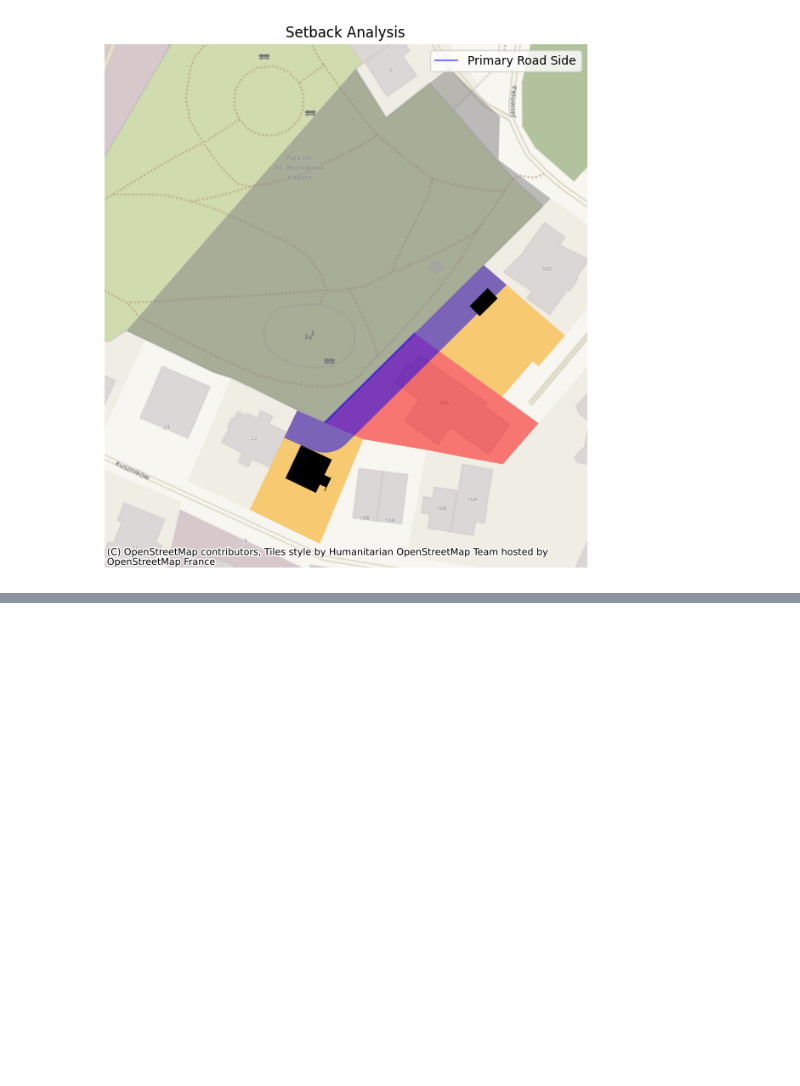
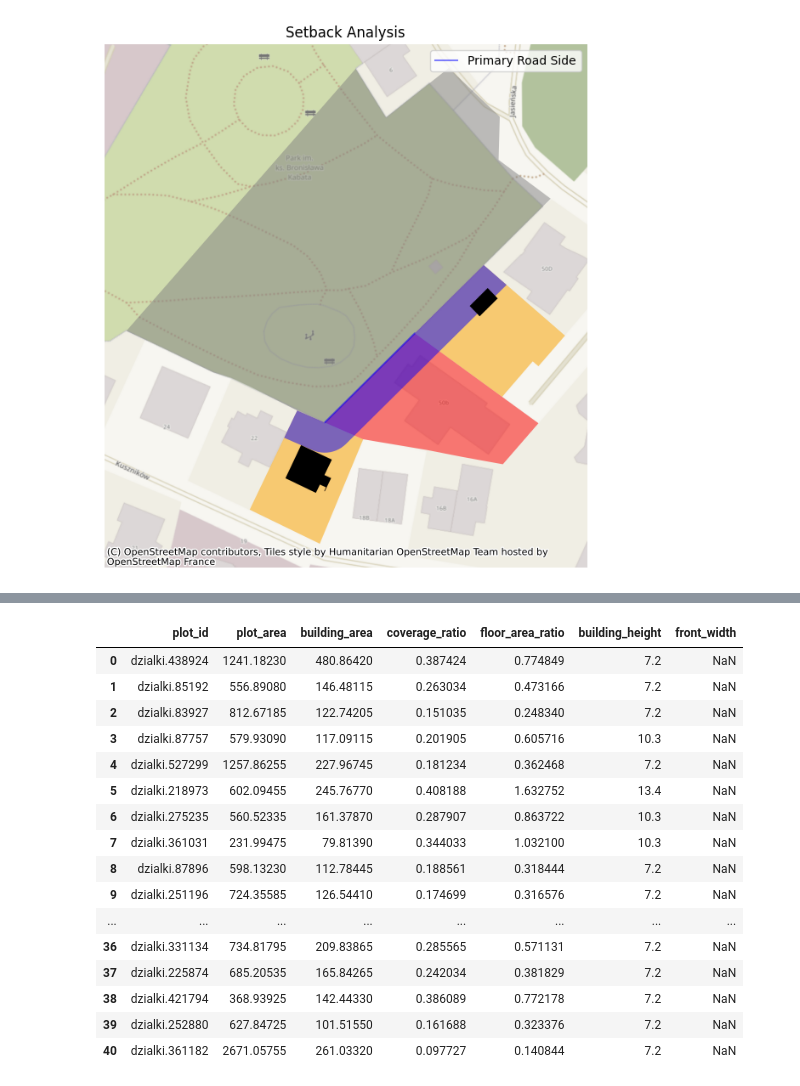
Before and after one commit to archiboi69/archestra, a Jupyter notebook: zoning_conditions.ipynb, the cells around one changed output, grey strips where cells are left out. Saved outputs shown, nothing was run; the diff lists cells and outputs as text; code cells hidden in the pictures; blank space fills up the shorter version.

```diff
--- a/zoning_conditions.ipynb
+++ b/zoning_conditions.ipynb
@@ -216,41 +217,0 @@ Analysis area has 42 built-up plots
-# %%
-# Calculate coverage ratios
-coverage_ratios = []
-for plot_id in built_up_plots_in_analysis_area['gml_id_analysisplot'].unique():
-    # Get the plot
-    plot = built_up_plots_in_analysis_area[built_up_plots_in_analysis_area['gml_id_analysisplot'] == plot_id]
-    plot_area = plot.geometry.iloc[0].area
-
-    # Get all buildings on this plot
-    plot_buildings = buildings[buildings['gml_id'].isin(
-        built_up_plots_in_analysis_area[
-            built_up_plots_in_analysis_area['gml_id_analysisplot'] == plot_id
-        ]['gml_id_building']
-    )]
-    # Calculate total building footprint
-    building_area = plot_buildings.geometry.area.sum()
-
-    # Calculate coverage ratio
-    coverage_ratio = building_area / plot_area
-
-    coverage_ratios.append({
-        'plot_id': plot_id,
-        'plot_area': plot_area,
-        'building_area': building_area,
-        'coverage_ratio': coverage_ratio
-    })
-
-# Convert to DataFrame for analysis
-coverage_df = pd.DataFrame(coverage_ratios)
-
-# Print statistics
-print("\nBuilding Site Coverage Statistics:")
-print(f"Number of built-up plots: {len(coverage_ratios)}")
-print(f"Mean coverage ratio: {float(coverage_df['coverage_ratio'].mean()):.2f}")
-print(f"Median coverage ratio: {float(coverage_df['coverage_ratio'].median()):.2f}")
-print(f"Min coverage ratio: {float(coverage_df['coverage_ratio'].min()):.2f}")
-print(f"Max coverage ratio: {float(coverage_df['coverage_ratio'].max()):.2f}")
-
-# Zoning conditions coverage ratio from min to mean+20%
-zoning_coverage_ratio_min = float(coverage_df['coverage_ratio'].min())
-zoning_coverage_ratio_max = float(coverage_df['coverage_ratio'].mean() * 1.2)
@@ -263,0 +368,20 @@ Max coverage ratio: 0.66
+# %%
+plot_metrics_df
+# %% [output]
+|  | plot_id | plot_area | building_area | coverage_ratio | floor_area_ratio | building_height | front_width |
+| 0 | dzialki.438924 | 1241.18230 | 480.86420 | 0.387424 | 0.774849 | 7.2 | NaN |
+| 1 | dzialki.85192 | 556.89080 | 146.48115 | 0.263034 | 0.473166 | 7.2 | NaN |
+| 2 | dzialki.83927 | 812.67185 | 122.74205 | 0.151035 | 0.248340 | 7.2 | NaN |
+| 3 | dzialki.87757 | 579.93090 | 117.09115 | 0.201905 | 0.605716 | 10.3 | NaN |
+| 4 | dzialki.527299 | 1257.86255 | 227.96745 | 0.181234 | 0.362468 | 7.2 | NaN |
+| 5 | dzialki.218973 | 602.09455 | 245.76770 | 0.408188 | 1.632752 | 13.4 | NaN |
+| 6 | dzialki.275235 | 560.52335 | 161.37870 | 0.287907 | 0.863722 | 10.3 | NaN |
+| 7 | dzialki.361031 | 231.99475 | 79.81390 | 0.344033 | 1.032100 | 10.3 | NaN |
+| 8 | dzialki.87896 | 598.13230 | 112.78445 | 0.188561 | 0.318444 | 7.2 | NaN |
+| 9 | dzialki.251196 | 724.35585 | 126.54410 | 0.174699 | 0.316576 | 7.2 | NaN |
+| ... | ... | ... | ... | ... | ... | ... | ... |
+| 36 | dzialki.331134 | 734.81795 | 209.83865 | 0.285565 | 0.571131 | 7.2 | NaN |
+| 37 | dzialki.225874 | 685.20535 | 165.84265 | 0.242034 | 0.381829 | 7.2 | NaN |
+| 38 | dzialki.421794 | 368.93925 | 142.44330 | 0.386089 | 0.772178 | 7.2 | NaN |
+| 39 | dzialki.252880 | 627.84725 | 101.51550 | 0.161688 | 0.323376 | 7.2 | NaN |
+| 40 | dzialki.361182 | 2671.05755 | 261.03320 | 0.097727 | 0.140844 | 7.2 | NaN |
```
Also changed, not shown: parts of 13 cells of this notebook, 2 other files.
